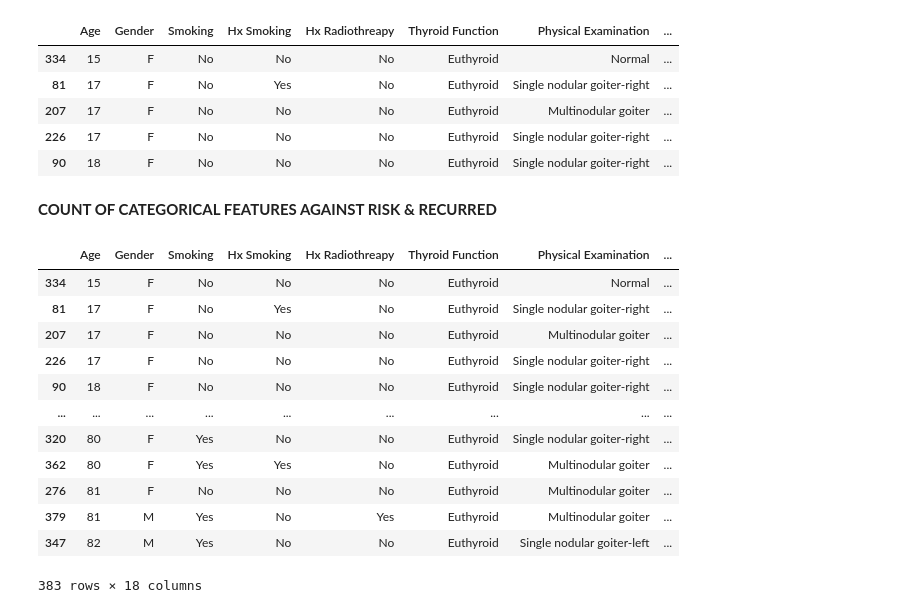
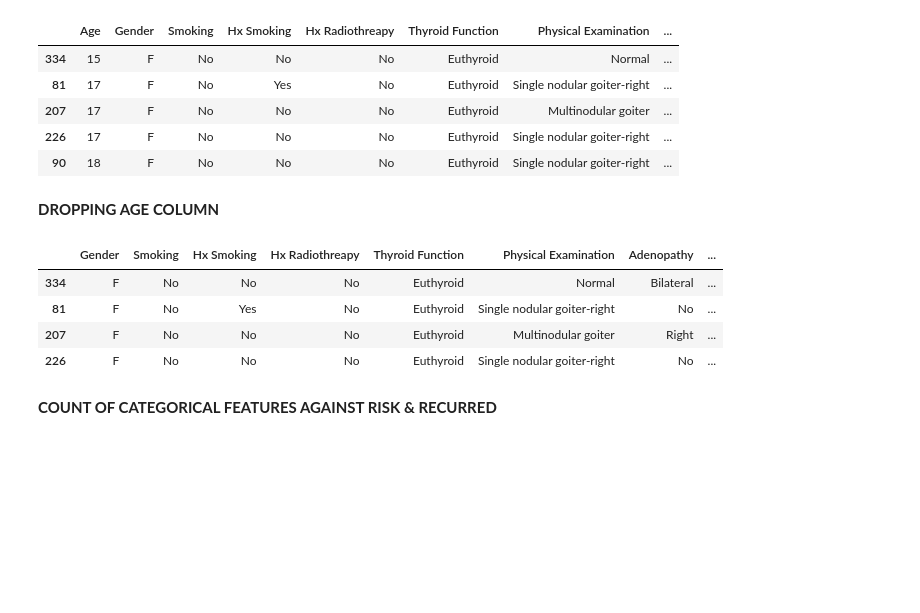
Before and after one commit to PrateekKumar135/TB_CLASSIFICATION_ML, a Jupyter notebook: EDA_ON_THYROID_DISEASE.ipynb, the cells around one changed output. Drawn from its saved outputs; the diff is of its cells as text; code cells hidden in the pictures; blank space fills up the shorter version.

```diff
--- a/EDA_ON_THYROID_DISEASE.ipynb
+++ b/EDA_ON_THYROID_DISEASE.ipynb
@@ -170,3 +152,5 @@ disease.head(5)
 | 207 | 17 | F | No | No | No | Euthyroid | Multinodular goiter | ... |
 | 226 | 17 | F | No | No | No | Euthyroid | Single nodular goiter-right | ... |
 | 90 | 18 | F | No | No | No | Euthyroid | Single nodular goiter-right | ... |
+# %% [markdown]
+**DROPPING AGE COLUMN**
@@ -173,21 +159,13 @@ disease.head(5)
+# %%
+disease.head(4)
+# %% [output]
+|  | Gender | Smoking | Hx Smoking | Hx Radiothreapy | Thyroid Function | Physical Examination | Adenopathy | ... |
+| 334 | F | No | No | No | Euthyroid | Normal | Bilateral | ... |
+| 81 | F | No | Yes | No | Euthyroid | Single nodular goiter-right | No | ... |
+| 207 | F | No | No | No | Euthyroid | Multinodular goiter | Right | ... |
+| 226 | F | No | No | No | Euthyroid | Single nodular goiter-right | No | ... |
 # %% [markdown]
 **COUNT OF CATEGORICAL FEATURES AGAINST RISK & RECURRED**
-# %%
-disease
-# %% [output]
-|  | Age | Gender | Smoking | Hx Smoking | Hx Radiothreapy | Thyroid Function | Physical Examination | ... |
-| 334 | 15 | F | No | No | No | Euthyroid | Normal | ... |
-| 81 | 17 | F | No | Yes | No | Euthyroid | Single nodular goiter-right | ... |
-| 207 | 17 | F | No | No | No | Euthyroid | Multinodular goiter | ... |
-| 226 | 17 | F | No | No | No | Euthyroid | Single nodular goiter-right | ... |
-| 90 | 18 | F | No | No | No | Euthyroid | Single nodular goiter-right | ... |
-| ... | ... | ... | ... | ... | ... | ... | ... | ... |
-| 320 | 80 | F | Yes | No | No | Euthyroid | Single nodular goiter-right | ... |
-| 362 | 80 | F | Yes | Yes | No | Euthyroid | Multinodular goiter | ... |
-| 276 | 81 | F | No | No | No | Euthyroid | Multinodular goiter | ... |
-| 379 | 81 | M | Yes | No | Yes | Euthyroid | Multinodular goiter | ... |
-| 347 | 82 | M | Yes | No | No | Euthyroid | Single nodular goiter-left | ... |
-383 rows × 18 columns
 # %%
 sns.color_palette('colorblind')
 sns.catplot(data=disease, y='Smoking',orient='v',kind='count',hue='Recurred')
```
Also changed, not shown: parts of 25 cells of this notebook.
